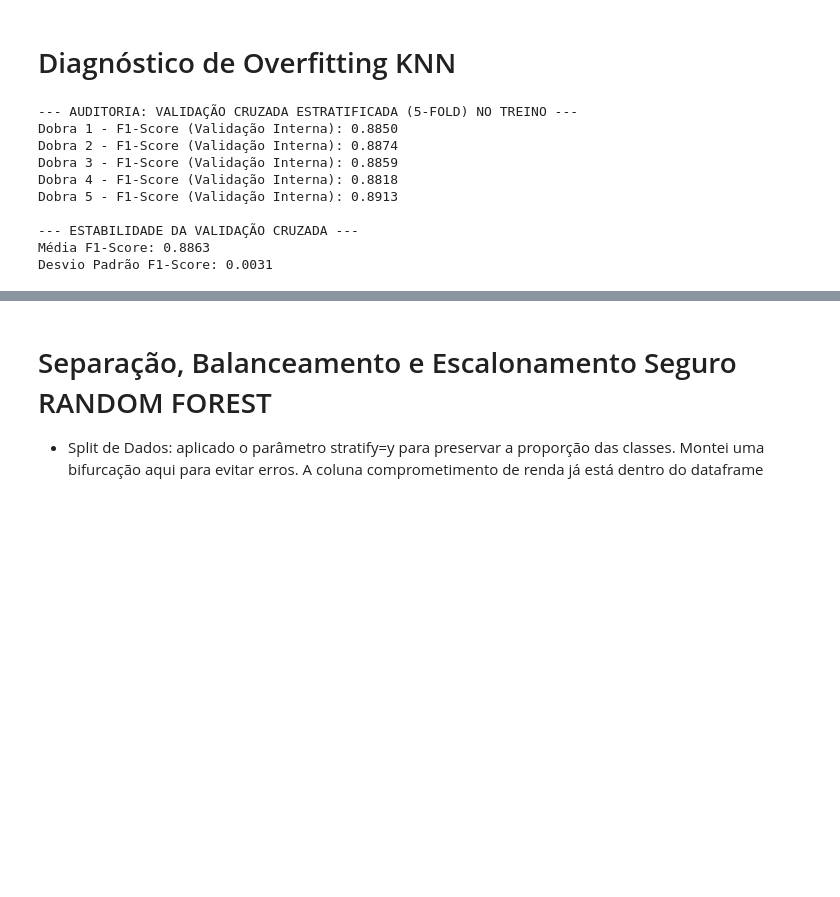
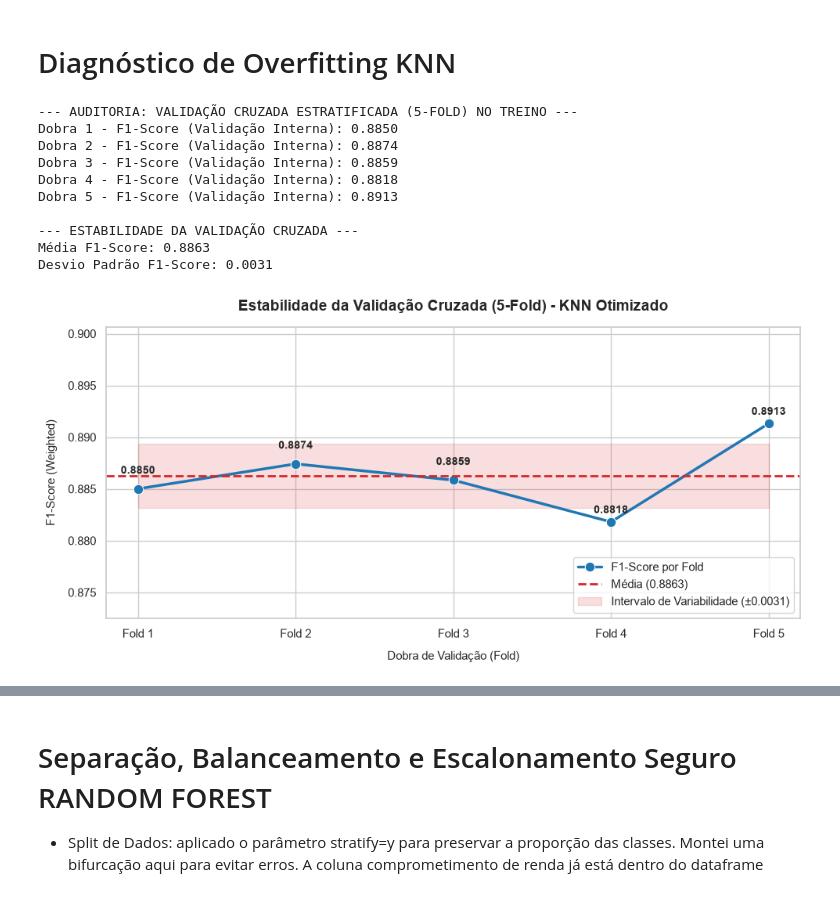
Before and after one commit to niksonlaurentino/SCTECH_Projeto_Avaliativo_M_1, a Jupyter notebook: Main.ipynb, the cells around one changed output, grey strips where cells are left out. Saved outputs shown, nothing was run; the diff lists cells and outputs as text; code cells hidden in the pictures; blank space fills up the shorter version.

```diff
--- a/Main.ipynb
+++ b/Main.ipynb
@@ -436,33 +436,116 @@ f1_scores_folds = []
 
 print('--- AUDITORIA: VALIDAÇÃO CRUZADA ESTRATIFICADA (5-FOLD) NO TREINO ---')
 
 for fold, (train_idx, val_idx) in enumerate(
     skf.split(x_train_knn, y_train_knn), 1
 ):
   X_tr, X_val = x_train_knn.iloc[train_idx], x_train_knn.iloc[val_idx]
   y_tr, y_val = y_train_knn.iloc[train_idx], y_train_knn.iloc[val_idx]
 
   pipeline_knn_otimizado.fit(X_tr, y_tr)
   y_val_pred = pipeline_knn_otimizado.predict(X_val)
 
   score_fold = f1_score(y_val, y_val_pred, average='weighted')
   f1_scores_folds.append(score_fold)
   print(f'Dobra {fold} - F1-Score (Validação Interna): {score_fold:.4f}')
 
+media_f1 = np.mean(f1_scores_folds)
+desvio_f1 = np.std(f1_scores_folds)
+
 print('\n--- ESTABILIDADE DA VALIDAÇÃO CRUZADA ---')
 print(f'Média F1-Score: {np.mean(f1_scores_folds):.4f}')
 print(f'Desvio Padrão F1-Score: {np.std(f1_scores_folds):.4f}\n')
+
+
+# ==============================================================================
+# VISUALIZAÇÃO GRÁFICA DA VALIDAÇÃO CRUZADA
+# ==============================================================================
+
+# Configuração estelar e estilo do Seaborn
+sns.set_theme(style='whitegrid')
+plt.figure(figsize=(10, 5))
+folds = [f'Fold {i}' for i in range(1, len(f1_scores_folds) + 1)]
+
+# 1. Gráfico de Linha com Pontos de Destaque
+ax = sns.lineplot(
+    x=folds,
+    y=f1_scores_folds,
+    marker='o',
+    markersize=9,
+    color='#1f77b4',
+    linewidth=2.5,
+    label='F1-Score por Fold',
+)
+
+# 2. Linha tracejada indicando a Média
+plt.axhline(
+    y=media_f1,
+    color='#d62728',
+    linestyle='--',
+    linewidth=2,
+    label=f'Média ({media_f1:.4f})',
+)
+
+# 3. Intervalo de Desvio Padrão (Média ± 1 Desvio Padrão)
+plt.fill_between(
+    x=range(len(folds)),
+    y1=media_f1 - desvio_f1,
+    y2=media_f1 + desvio_f1,
+    color='#d62728',
+    alpha=0.15,
+    label=f'Intervalo de Variabilidade (±{desvio_f1:.4f})',
+)
+
+# 4. Adicionar os Rótulos de Texto com os Valores em Cada Ponto
+for i, score in enumerate(f1_scores_folds):
+  # Se o valor estiver muito perto da média, empurra o texto um pouco mais para cima
+  offset = (
+      desvio_f1 * 0.4
+      if abs(score - media_f1) < (desvio_f1 * 0.5)
+      else desvio_f1 * 0.2
+  )
+
+  plt.text(
+      x=i,
+      y=score + offset,
+      s=f'{score:.4f}',
+      ha='center',
+      va='bottom',
+      fontsize=10,
+      fontweight='bold',
+  )
+
+# Ajustes de limites e títulos
+plt.title(
+    'Estabilidade da Validação Cruzada (5-Fold) - KNN Otimizado',
+    fontsize=14,
+    pad=15,
+    fontweight='bold',
+)
+plt.xlabel('Dobra de Validação (Fold)', fontsize=11, labelpad=10)
+plt.ylabel('F1-Score (Weighted)', fontsize=11, labelpad=10)
+
+# Ajuste fino do eixo Y para destacar pequenas variações
+plt.ylim(
+    min(f1_scores_folds) - (desvio_f1 * 3 if desvio_f1 != 0 else 0.01),
+    max(f1_scores_folds) + (desvio_f1 * 3 if desvio_f1 != 0 else 0.01),
+)
+
+plt.legend(loc='lower right', frameon=True)
+plt.tight_layout()
+plt.show()
 # %% [output]
 --- AUDITORIA: VALIDAÇÃO CRUZADA ESTRATIFICADA (5-FOLD) NO TREINO ---
 Dobra 1 - F1-Score (Validação Interna): 0.8850
 Dobra 2 - F1-Score (Validação Interna): 0.8874
 Dobra 3 - F1-Score (Validação Interna): 0.8859
 Dobra 4 - F1-Score (Validação Interna): 0.8818
 Dobra 5 - F1-Score (Validação Interna): 0.8913
 
 --- ESTABILIDADE DA VALIDAÇÃO CRUZADA ---
 Média F1-Score: 0.8863
 Desvio Padrão F1-Score: 0.0031
+[figure, added]
 # %%
 # ==============================================================================
 # 7. AVALIAÇÃO FINAL NO CONJUNTO DE TESTE INTOCADO (X_test) KNN
```
Also changed, not shown: parts of 6 cells of this notebook.
